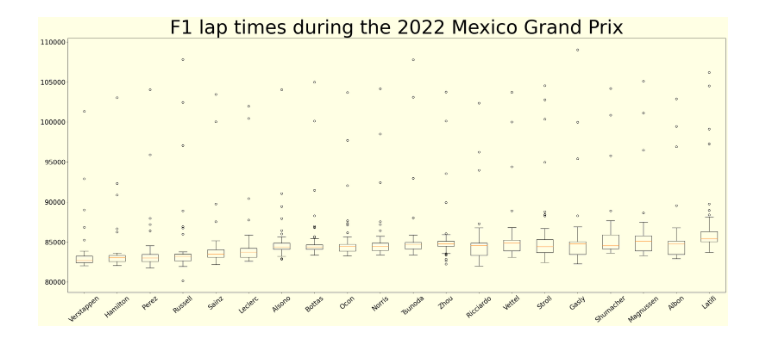
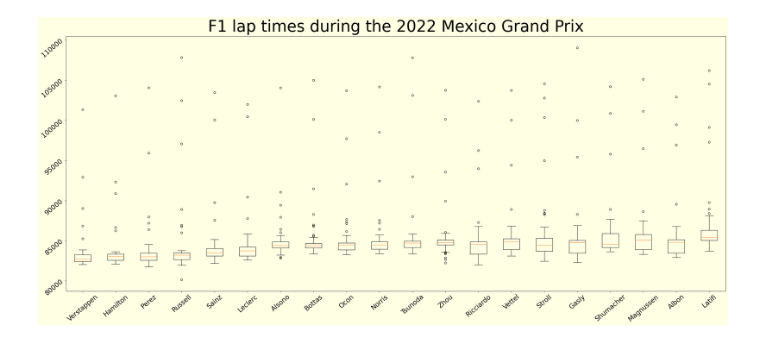
Before and after one commit to StephenBurke/f1_analysis, a Jupyter notebook: main.ipynb, the cells around one changed output. Cells and saved outputs as stored; diff of their text form; code cells hidden in the pictures.

Commit message:
Pretty plot (#5)
* Added angled x, and y ticks

* Changed graph size

```diff
--- a/main.ipynb
+++ b/main.ipynb
@@ -16,7 +16,7 @@ drivers = mexico_lap_times_df['driverId'].unique()
 from datetime import datetime
 
 
-# function to get time (in milliseconds) from driver id
+# function to get time (in m:s.m form) from driver id
 def get_lap_time_MSm(driver_id):
 
     driver_lap_times_MSm = datetime.strptime(str(mexico_lap_times_df.loc[
@@ -34,7 +34,7 @@ def get_lap_time(driver_id):
 # function to get name from driver id
 def get_driver_name(driver_id):
 
-    driver_names = driver_ids_df.loc[driver_ids_df['driverId'] == driver_id, 'driverRef']
+    driver_names = driver_ids_df.loc[driver_ids_df['driverId'] == driver_id, 'surname']
 
     return driver_names
 
@@ -92,13 +92,12 @@ del drivers_dict[849]
 # %%
 # plot this sucker
 
 fc = '#ffffe4'
 fig, ax = plt.subplots(figsize = (36, 14), facecolor = fc)
 ax.boxplot(drivers_dict.values())
-ax.tick_params(axis='y', labelsize=20)
+ax.tick_params(axis='y', labelsize=20, rotation = 40)
 ax.set_xticklabels(drivers_dict.keys(), fontsize = 20, rotation = 40)
-ax.set_title('F1 lap times during the 2022 Mexico Grand Prix', fontsize = 58, y = 1.01)
-#ax.legend(facecolor = fc, frameon = False, fontsize = 54)
+ax.set_title('F1 lap times during the 2022 Mexico Grand Prix', fontsize = 48, y = 1.01)
 ax.set_facecolor(fc)
 # %% [output]
-[figure, old version]
+[figure, new version]
```
